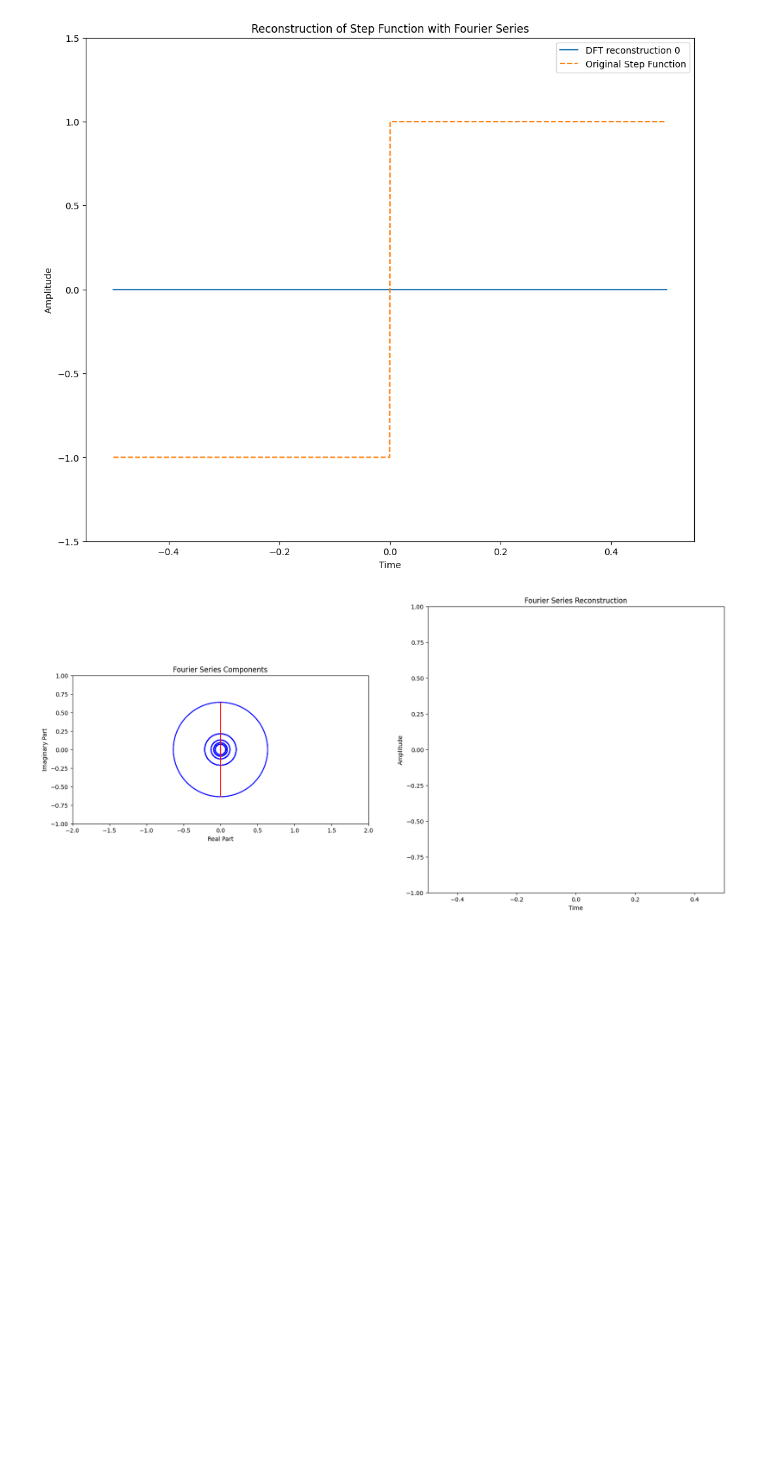
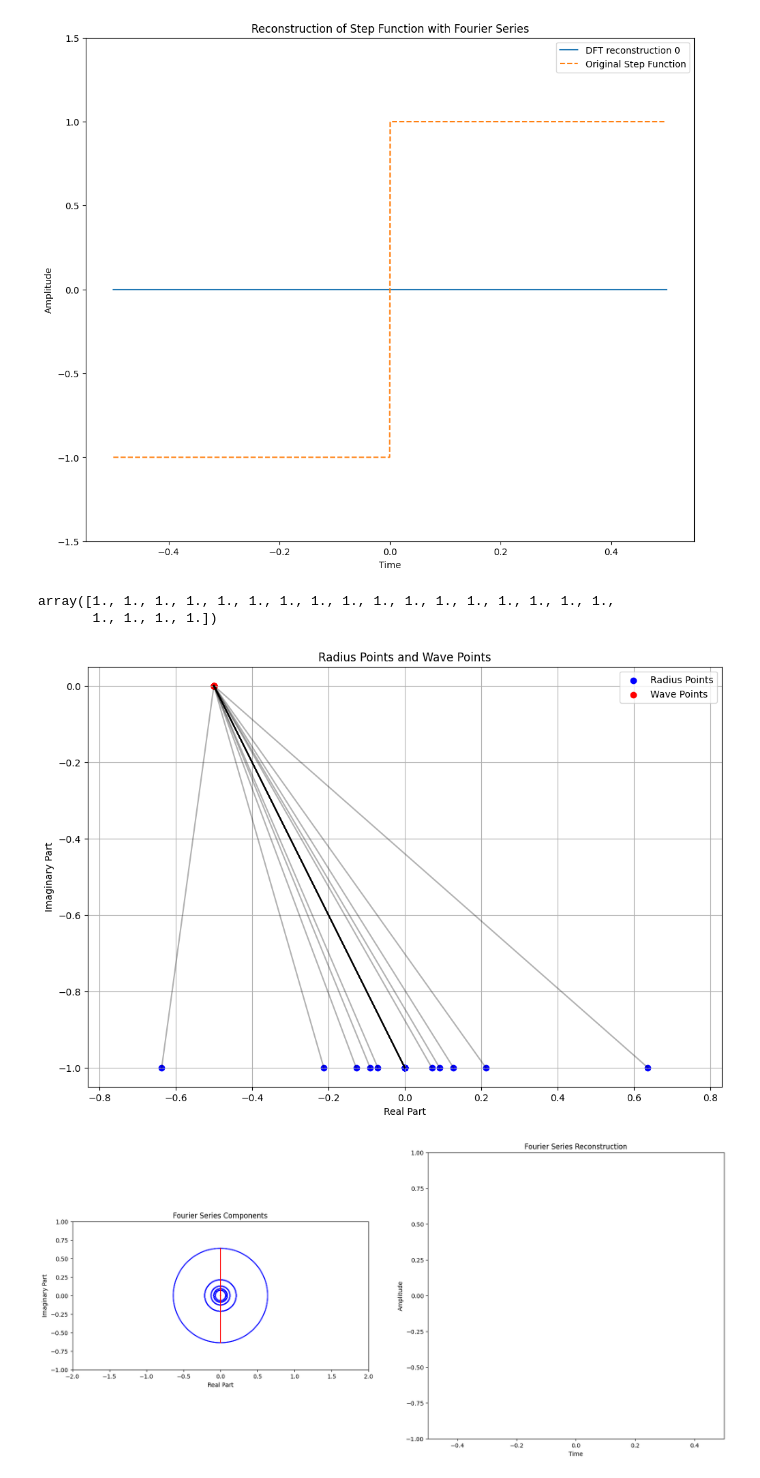
Before and after one commit to fangyuan-ksgk/waveletGPT, a Jupyter notebook: test.ipynb, the cells around one changed output. Saved outputs shown, nothing was run; the diff lists cells and outputs as text; code cells hidden in the pictures; blank space fills up the shorter version.

Commit message:
if real part is the wave value, how can you align them in one plot?

```diff
--- a/test.ipynb
+++ b/test.ipynb
@@ -177,0 +170,54 @@ wave_pts = (t, signals.real) # wave points composes time-steps and real parts of
+# %%
+np.ones_like(signals.real[:, 0])
+# %% [output]
+array([1., 1., 1., 1., 1., 1., 1., 1., 1., 1., 1., 1., 1., 1., 1., 1., 1.,
+       1., 1., 1., 1.])
+# %%
+# Circle & Wave Animation with Complex DFT (still on step function)
+
+radius = 0.5
+xmin = -2 * radius
+
+radius_pts = signals - radius - 0.5 # Radius points are shifted signals | note our input domain is [-0.5, 0.5] and radius is 0.5
+wave_pts = (t, signals.real) # wave points composes time-steps and real parts of signals
+
+radius_pt = radius_pts[:, 0]
+wave_pt = (t[0] * np.ones_like(signals.real[:, 0]), signals.real[:, 0])
+
+
+import matplotlib.pyplot as plt
+import numpy as np
+
+# Assuming radius_pt and wave_pt are already defined as per your code
+
+# Create the plot
+plt.figure(figsize=(12, 8))
+
+# Plot radius points
+plt.scatter(radius_pt.imag, radius_pt.real, color='blue', label='Radius Points')
+
+# Plot wave points
+plt.scatter(wave_pt[0], wave_pt[1], color='red', label='Wave Points')
+
+# Connect each pair of points
+for r_pt, w_pt in zip(radius_pt, zip(*wave_pt)):
+    plt.plot([r_pt.imag, w_pt[0]], [r_pt.real, w_pt[1]], 'k-', alpha=0.3)
+
+# Set labels and title
+plt.xlabel('Real Part')
+plt.ylabel('Imaginary Part')
+plt.title('Radius Points and Wave Points')
+
+# Add legend
+plt.legend()
+
+# Ensure equal aspect ratio
+plt.axis('equal')
+
+# Add grid
+plt.grid(True)
+
+# Show the plot
+plt.show()
+# %% [output]
+[figure, added]
```
Also changed, not shown: parts of 2 cells of this notebook.
